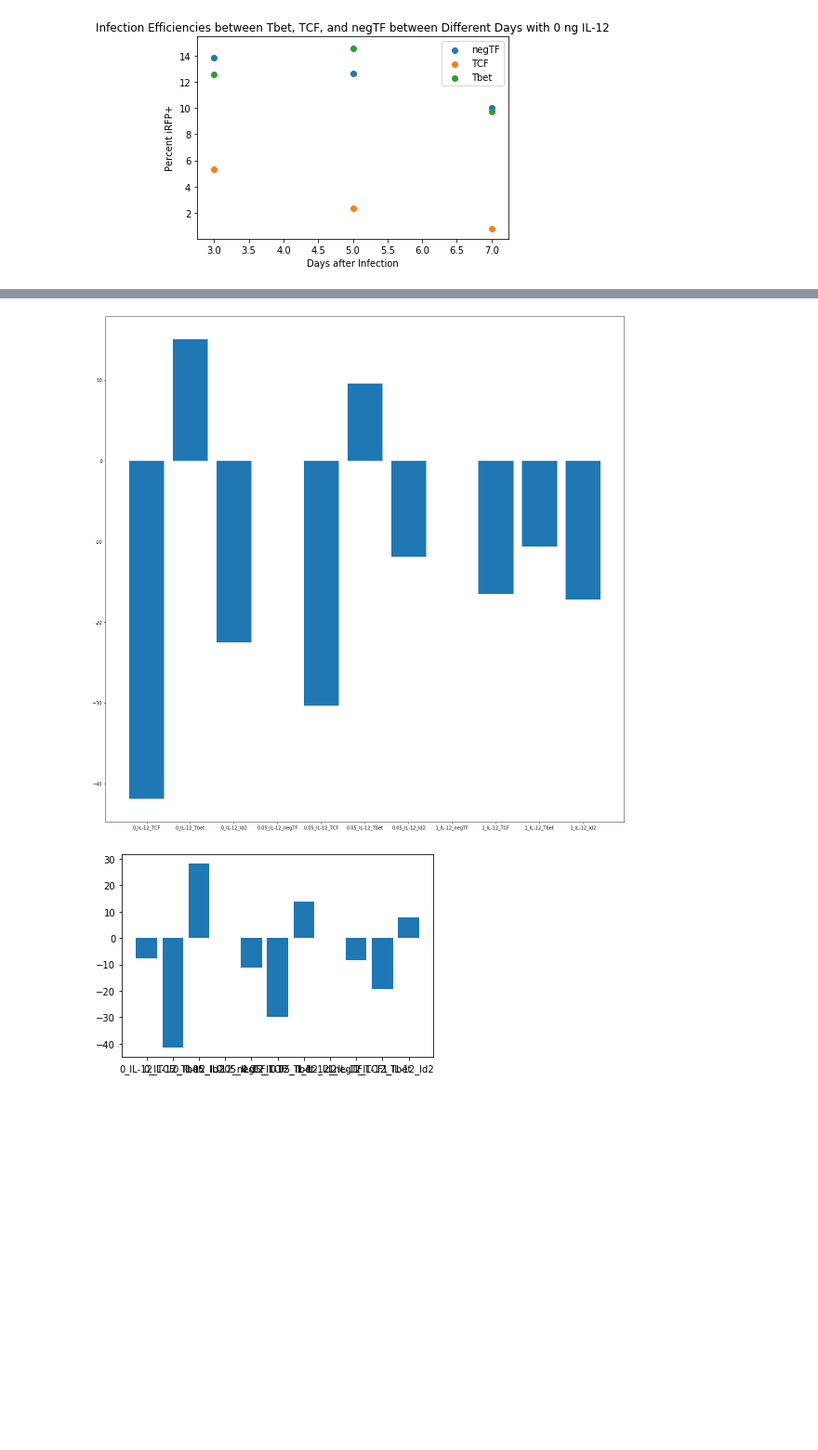
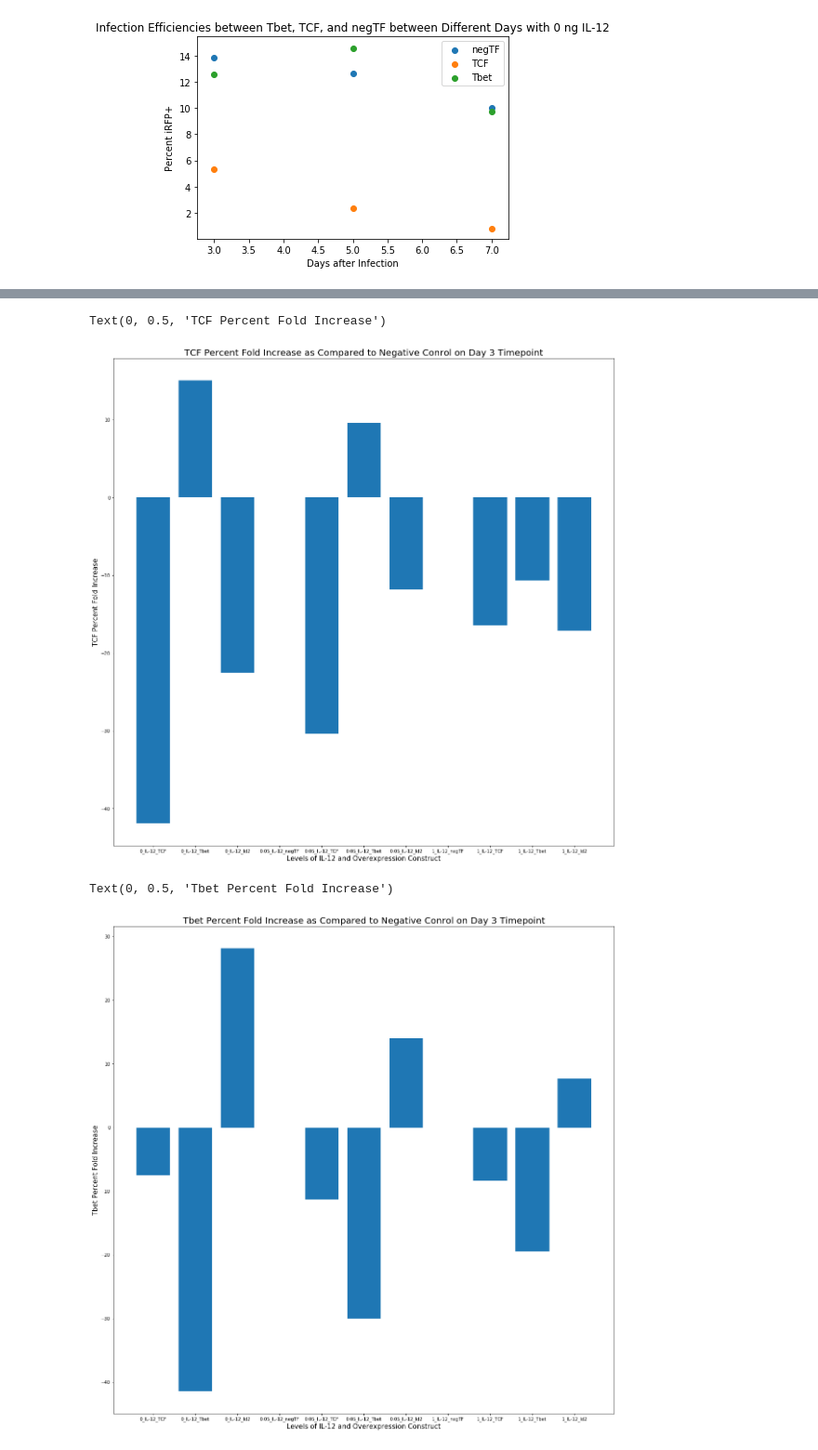
Before and after one commit to jumanaf/Python-Flow-Cytometry-Analysis, a Jupyter notebook: 2019.10.20_Flow_Analysis.ipynb, the cells around one changed output, grey strips where cells are left out. Shown at 93% size. Saved outputs shown, nothing was run; the diff lists cells and outputs as text; code cells hidden in the pictures; blank space fills up the shorter version.

```diff
--- a/2019.10.20_Flow_Analysis.ipynb
+++ b/2019.10.20_Flow_Analysis.ipynb
@@ -186,19 +190,29 @@ plot = plt.bar(TCF_MFI['Plate'], TCF_MFI['TCF_Adjusted'])
 fig_size = plt.rcParams["figure.figsize"]
 fig_size[0] = 20
 fig_size[1] = 20
+
+plt.title("TCF Percent Fold Increase as Compared to Negative Conrol on Day 3 Timepoint", fontsize = 20)
+plt.xlabel("Levels of IL-12 and Overexpression Construct", fontsize = 15)
+plt.ylabel("TCF Percent Fold Increase", fontsize = 15)
 # %% [output]
+Text(0, 0.5, 'TCF Percent Fold Increase')
-[figure, old version]
+[figure, new version]
 # %%
 import pandas
 from matplotlib import pyplot as plt
 
 Tbet_MFI = pandas.read_csv("Tbet_MFI.csv")
 plot_tbet = plt.bar(Tbet_MFI['Plate'], Tbet_MFI['Tbet_Adjust'])
 fig_size = plt.rcParams["figure.figsize"]
 fig_size[0] = 20
 fig_size[1] = 20
+
+plt.title("Tbet Percent Fold Increase as Compared to Negative Conrol on Day 3 Timepoint", fontsize = 20)
+plt.xlabel("Levels of IL-12 and Overexpression Construct", fontsize = 15)
+plt.ylabel("Tbet Percent Fold Increase", fontsize = 15)
 # %% [output]
+Text(0, 0.5, 'Tbet Percent Fold Increase')
-[figure, old version]
+[figure, new version]
 # %%
 import pandas
 from matplotlib import pyplot as plt
```
Also changed, not shown: parts of 20 cells of this notebook.
